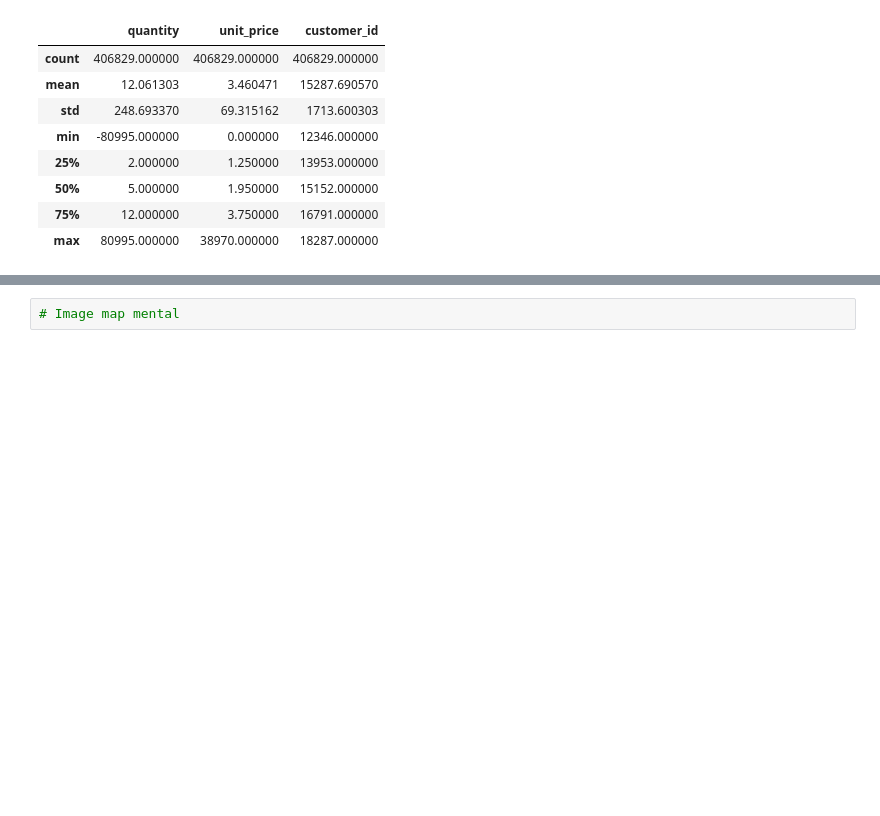
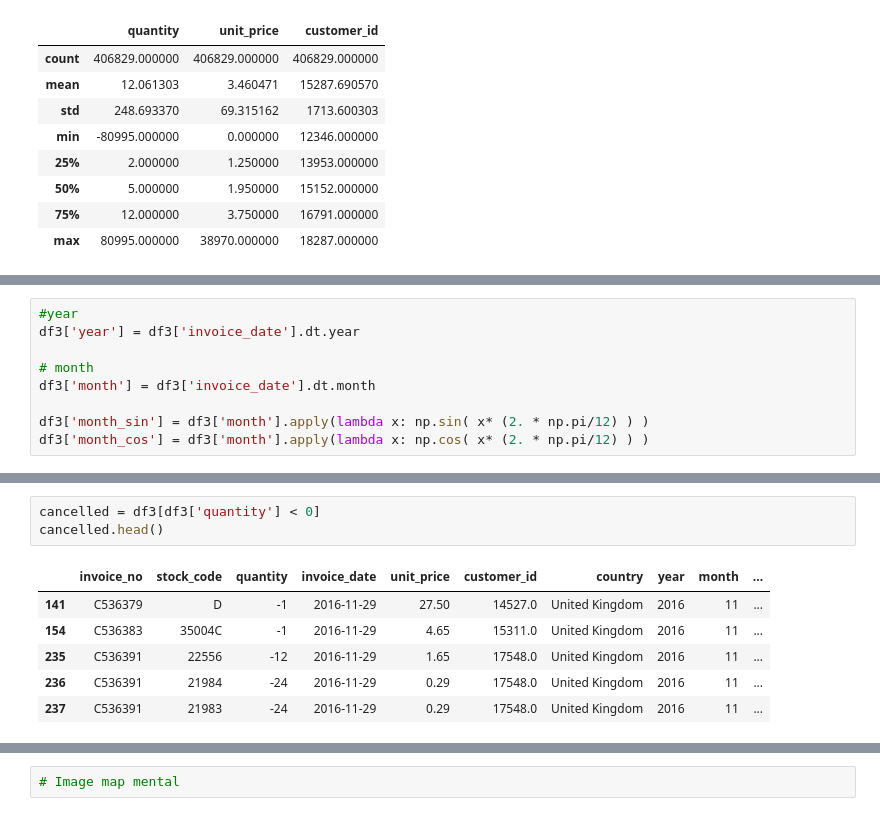
Before and after one commit to antonioorichard/E-commerce_com_Cluster, a Jupyter notebook: pa05.ipynb, the cells around one changed output, grey strips where cells are left out. Drawn from its saved outputs; the diff is of its cells as text; blank space fills up the shorter version.

```diff
--- a/pa05.ipynb
+++ b/pa05.ipynb
@@ -425,0 +436,9 @@ See the caveats in the documentation: https://pandas.pydata.org/pandas-docs/stab
+# %%
+#year
+df3['year'] = df3['invoice_date'].dt.year
+
+# month
+df3['month'] = df3['invoice_date'].dt.month
+
+df3['month_sin'] = df3['month'].apply(lambda x: np.sin( x* (2. * np.pi/12) ) )
+df3['month_cos'] = df3['month'].apply(lambda x: np.cos( x* (2. * np.pi/12) ) )
@@ -425,0 +477,10 @@ See the caveats in the documentation: https://pandas.pydata.org/pandas-docs/stab
+# %%
+cancelled = df3[df3['quantity'] < 0]
+cancelled.head()
+# %% [output]
+|  | invoice_no | stock_code | quantity | invoice_date | unit_price | customer_id | country | year | month | ... |
+| 141 | C536379 | D | -1 | 2016-11-29 | 27.50 | 14527.0 | United Kingdom | 2016 | 11 | ... |
+| 154 | C536383 | 35004C | -1 | 2016-11-29 | 4.65 | 15311.0 | United Kingdom | 2016 | 11 | ... |
+| 235 | C536391 | 22556 | -12 | 2016-11-29 | 1.65 | 17548.0 | United Kingdom | 2016 | 11 | ... |
+| 236 | C536391 | 21984 | -24 | 2016-11-29 | 0.29 | 17548.0 | United Kingdom | 2016 | 11 | ... |
+| 237 | C536391 | 21983 | -24 | 2016-11-29 | 0.29 | 17548.0 | United Kingdom | 2016 | 11 | ... |
```
Also changed, not shown: parts of 48 cells of this notebook.
